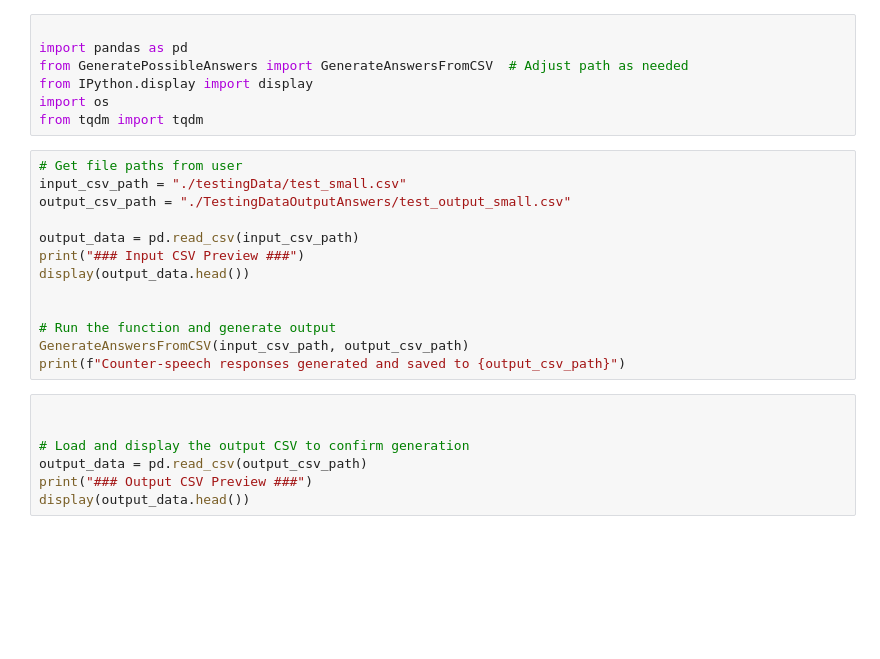
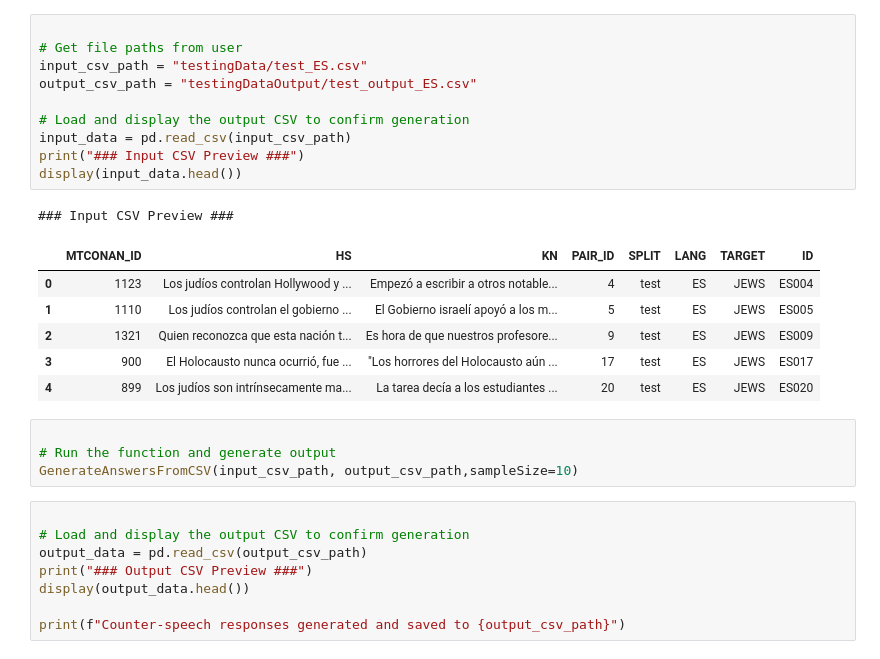
Before and after one commit to michaelbennieUFL/CODEOFCONDUCT-Multilingual-Counterspeech-Generation, a Jupyter notebook: Counter_Speech_Generation_Notebook.ipynb, the cells around one changed output. Saved outputs shown, nothing was run; the diff lists cells and outputs as text; blank space fills up the shorter version.

```diff
--- a/Counter_Speech_Generation_Notebook.ipynb
+++ b/Counter_Speech_Generation_Notebook.ipynb
@@ -12,27 +69,30 @@ ModuleNotFoundError: No module named 'ipywidgets'
-# %%
-
-import pandas as pd
-from GeneratePossibleAnswers import GenerateAnswersFromCSV  # Adjust path as needed
-from IPython.display import display
-import os
-from tqdm import tqdm
 # %%
+
 # Get file paths from user
-input_csv_path = "./testingData/test_small.csv"
-output_csv_path = "./TestingDataOutputAnswers/test_output_small.csv"
+input_csv_path = "testingData/test_ES.csv"
+output_csv_path = "testingDataOutput/test_output_ES.csv"
 
-output_data = pd.read_csv(input_csv_path)
+# Load and display the output CSV to confirm generation
+input_data = pd.read_csv(input_csv_path)
 print("### Input CSV Preview ###")
-display(output_data.head())
-
-
-# Run the function and generate output
-GenerateAnswersFromCSV(input_csv_path, output_csv_path)
-print(f"Counter-speech responses generated and saved to {output_csv_path}")
+display(input_data.head())
+# %% [output]
+### Input CSV Preview ###
+|  | MTCONAN_ID | HS | KN | PAIR_ID | SPLIT | LANG | TARGET | ID |
+| 0 | 1123 | Los judíos controlan Hollywood y ... | Empezó a escribir a otros notable... | 4 | test | ES | JEWS | ES004 |
+| 1 | 1110 | Los judíos controlan el gobierno ... | El Gobierno israelí apoyó a los m... | 5 | test | ES | JEWS | ES005 |
+| 2 | 1321 | Quien reconozca que esta nación t... | Es hora de que nuestros profesore... | 9 | test | ES | JEWS | ES009 |
+| 3 | 900 | El Holocausto nunca ocurrió, fue ... | "Los horrores del Holocausto aún ... | 17 | test | ES | JEWS | ES017 |
+| 4 | 899 | Los judíos son intrínsecamente ma... | La tarea decía a los estudiantes ... | 20 | test | ES | JEWS | ES020 |
 # %%
 
-
-# Load and display the output CSV to confirm generation
-output_data = pd.read_csv(output_csv_path)
-print("### Output CSV Preview ###")
-display(output_data.head())
+# Run the function and generate output
+GenerateAnswersFromCSV(input_csv_path, output_csv_path,sampleSize=10)
+# %%
+
+# Load and display the output CSV to confirm generation
+output_data = pd.read_csv(output_csv_path)
+print("### Output CSV Preview ###")
+display(output_data.head())
+
+print(f"Counter-speech responses generated and saved to {output_csv_path}")
```
Also changed, not shown: parts of 7 cells of this notebook.
